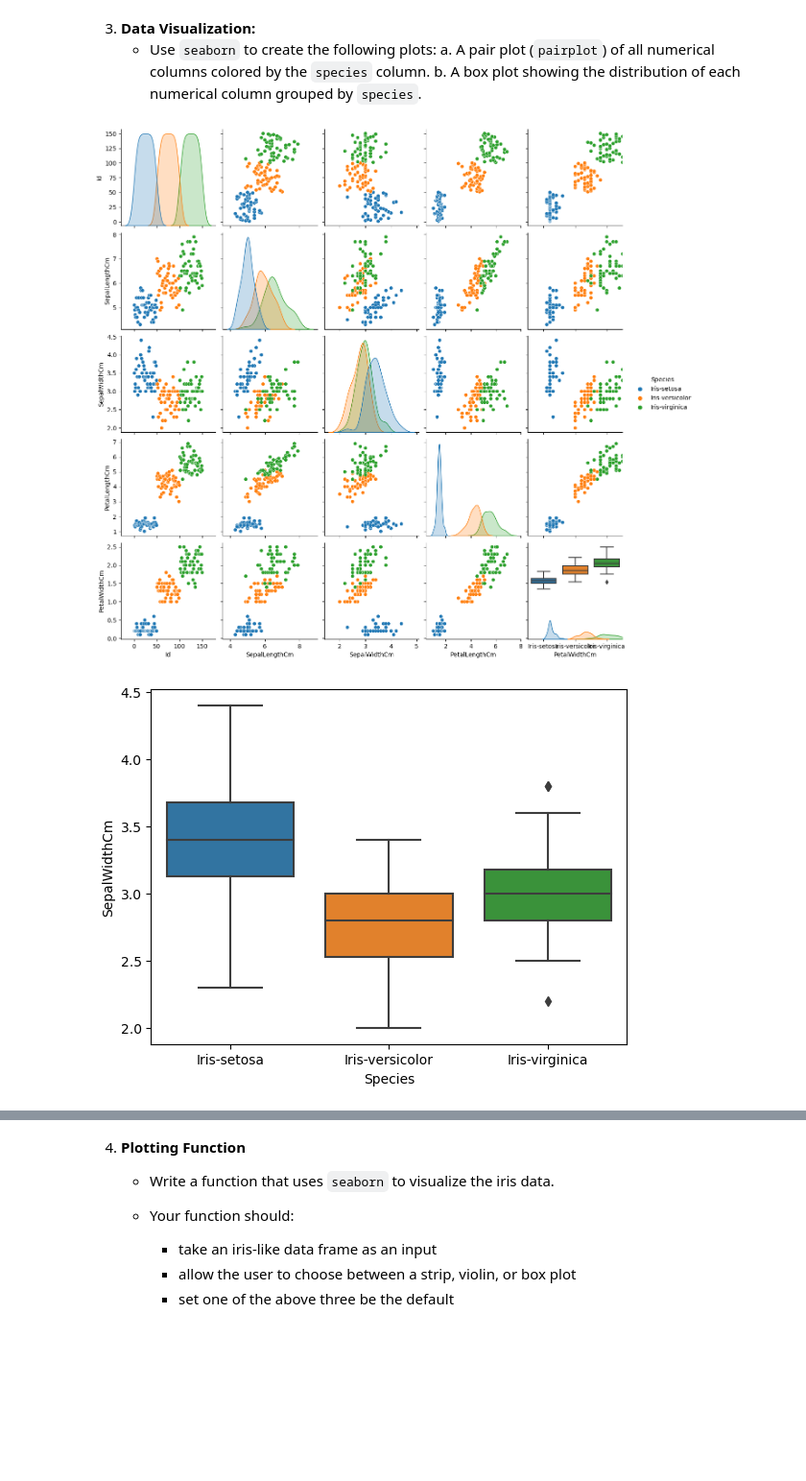
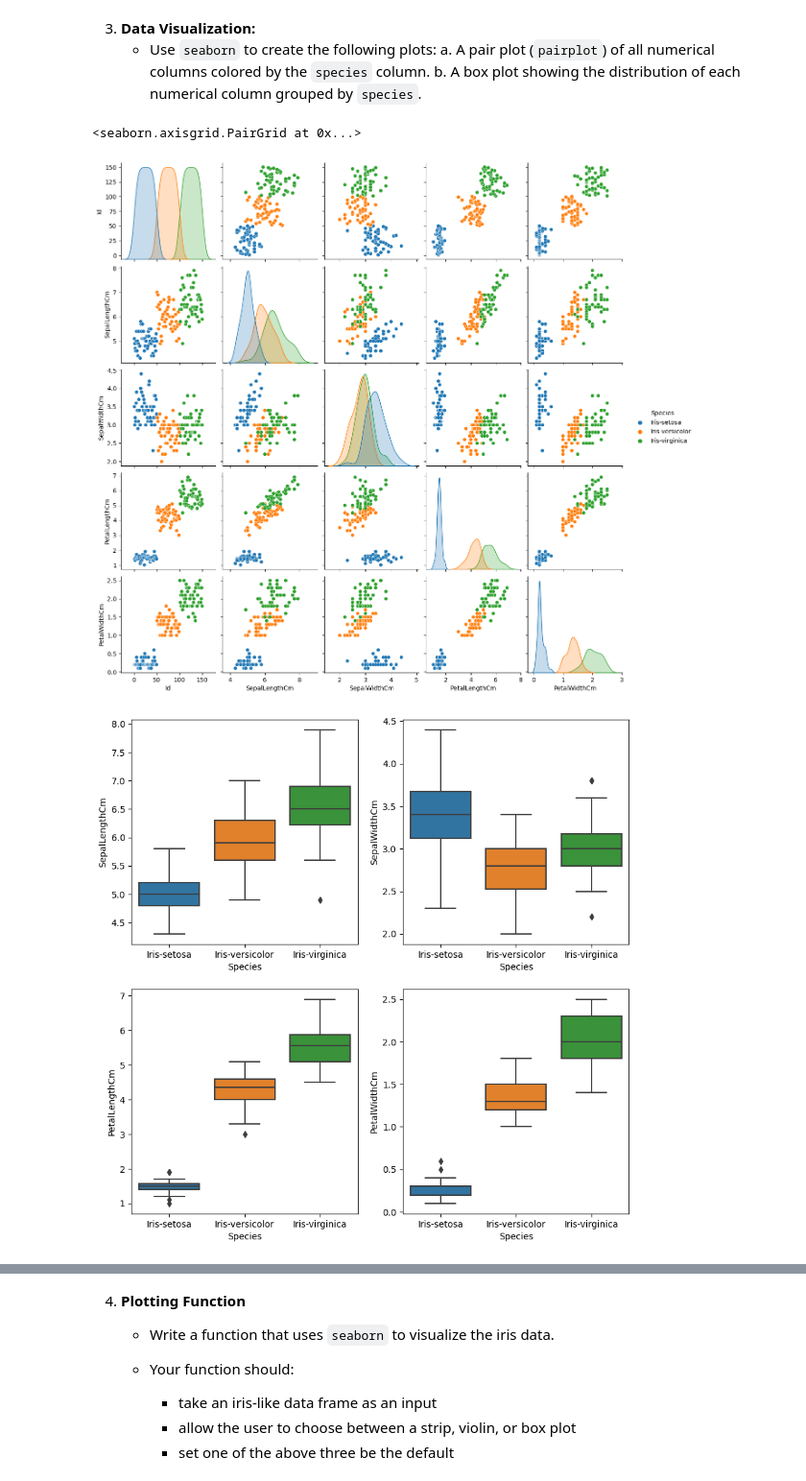
Before and after one commit to eternal-flame-AD/AF_PSY371E_FDS1, a Jupyter notebook: assignments/016_HW_DataIOAndSeaborn.ipynb, the cells around one changed output, grey strips where cells are left out. Shown: that part at 96% size. Saved outputs shown, nothing was run; the diff lists cells and outputs as text; code cells hidden in the pictures; blank space fills up the shorter version.

```diff
--- a/assignments/016_HW_DataIOAndSeaborn.ipynb
+++ b/assignments/016_HW_DataIOAndSeaborn.ipynb
@@ -31,11 +31,15 @@ iris_summary
     - Use `seaborn` to create the following plots:
         a. A pair plot (`pairplot`) of all numerical columns colored by the `species` column.
         b. A box plot showing the distribution of each numerical column grouped by `species`.
+# %%
+sns.pairplot(iris, hue='Species')
+# %% [output]
+<seaborn.axisgrid.PairGrid at 0x...>
+[figure, added]
 # %%
-sns.pairplot(iris, hue='Species')
-for column in iris.drop("Id", axis=1).select_dtypes(include='number').columns:
-    sns.boxplot(x='Species', y=column, data=iris)
-    plt.show()
+iris_numeric_columns = iris.drop("Id", axis=1).select_dtypes(include='number').columns
+fig, axes = plt.subplots(2, 2, figsize=(10, 10))
+for i, column in enumerate(iris_numeric_columns):
+    sns.boxplot(x='Species', y=column, data=iris, ax=axes[i//2, i%2])
 # %% [output]
-[figure, old version]
+[figure, new version]
-[figure, removed]
```
Also changed, not shown: parts of 2 cells of this notebook.
